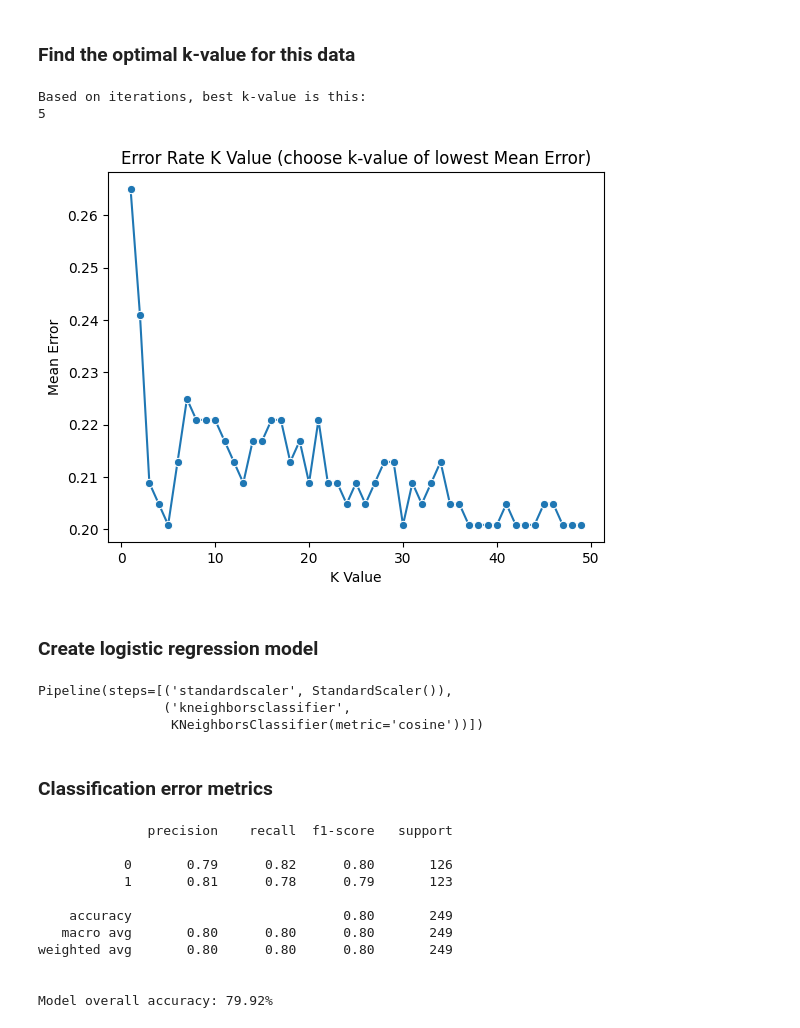
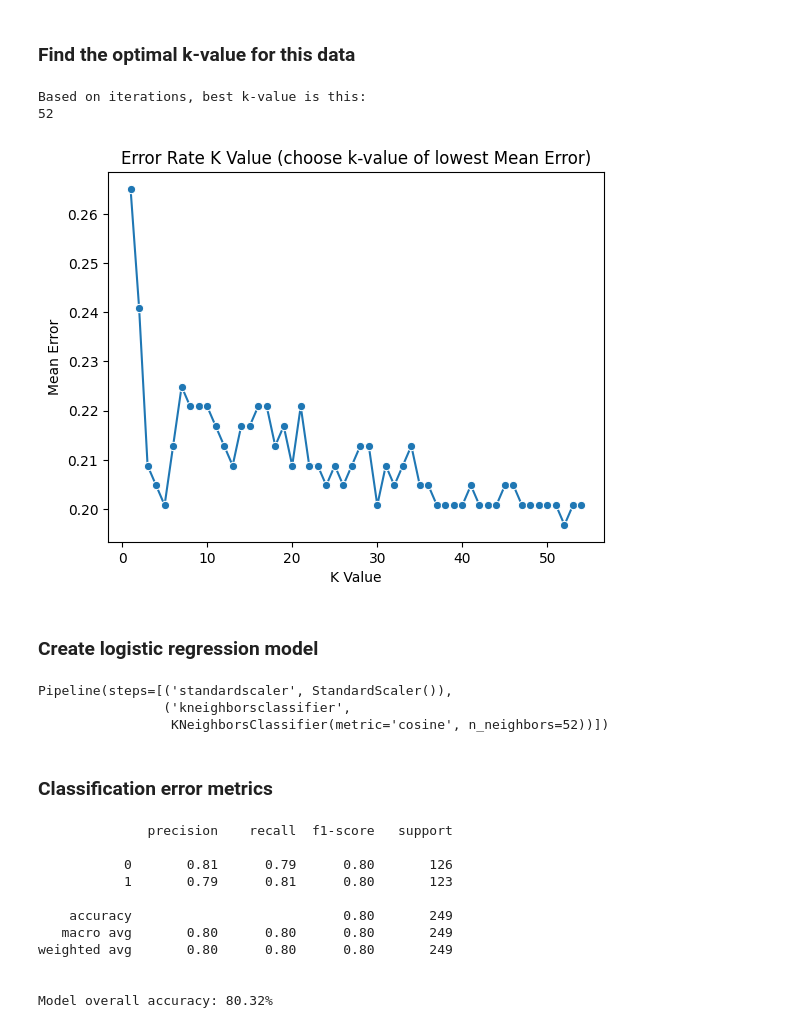
Before and after one commit to RovSveta/Introduction_to-_Machine_Learning_Methods-, a Jupyter notebook: Exercise_project_5/knn_classification_model_1.ipynb, the cells around one changed output. Saved outputs shown, nothing was run; the diff lists cells and outputs as text; code cells hidden in the pictures.

```diff
--- a/Exercise_project_5/knn_classification_model_1.ipynb
+++ b/Exercise_project_5/knn_classification_model_1.ipynb
@@ -227,42 +227,42 @@ X_train, X_test, y_train, y_test = train_test_split(X, y, test_size=0.3, random_
 # %%
 # CLASSIFIER VERSION
 # adjust this to 50 or even 150 if you have lots of data rows
-max_iterations = 50
+max_iterations = 55
 
 # list to save the error values in the loop
 error = []
 
 # the default metric in scikit-learn
 metric_selection = "cosine"
 weight_selection = 'uniform'
 
 # Calculating error for K values between 1 and 40
 for i in range(1, max_iterations):
 
      # try with current k-value, train the model and make a test prediction
     knn = make_pipeline(StandardScaler(), KNeighborsClassifier(n_neighbors=i, weights=weight_selection, metric=metric_selection))
     knn.fit(X_train, y_train)
     pred_i = knn.predict(X_test)
 
     # save the error value for this k-value
     error.append(np.mean(pred_i != y_test))
 
 # plot all the k-values and their error values
 sns.lineplot(x=range(1, max_iterations), y=error, marker='o')
 plt.title('Error Rate K Value (choose k-value of lowest Mean Error)')
 plt.xlabel('K Value')
 plt.ylabel('Mean Error')
 
 # choose best k-value based on metrics
 # we have to add +1 to k-value, since argmin() returns an index
 # which starts from 0, but k-values start from 1
 print("Based on iterations, best k-value is this:")
 k_value = np.argmin(error) + 1
 print(k_value)
 # %% [output]
 Based on iterations, best k-value is this:
-5
+52
-[figure, old version]
+[figure, new version]
 # %% [markdown]
 ###  Create logistic regression model
 # %%
@@ -276,7 +276,7 @@ model.fit(X_train, y_train)
 # %% [output]
 Pipeline(steps=[('standardscaler', StandardScaler()),
                 ('kneighborsclassifier',
-                 KNeighborsClassifier(metric='cosine'))])
+                 KNeighborsClassifier(metric='cosine', n_neighbors=52))])
 # %% [markdown]
 ###  Classification error metrics
 # %%
@@ -295,15 +295,15 @@ print("\nModel overall accuracy: {:.2f}%".format(acc * 100))
 # %% [output]
               precision    recall  f1-score   support
 
-           0       0.79      0.82      0.80       126
-           1       0.81      0.78      0.79       123
+           0       0.81      0.79      0.80       126
+           1       0.79      0.81      0.80       123
 
     accuracy                           0.80       249
    macro avg       0.80      0.80      0.80       249
 weighted avg       0.80      0.80      0.80       249
 
 
-Model overall accuracy: 79.92%
+Model overall accuracy: 80.32%
 # %%
 print(confusion_matrix(y_test, predictions))
 
```
Also changed, not shown: parts of 8 cells of this notebook.
